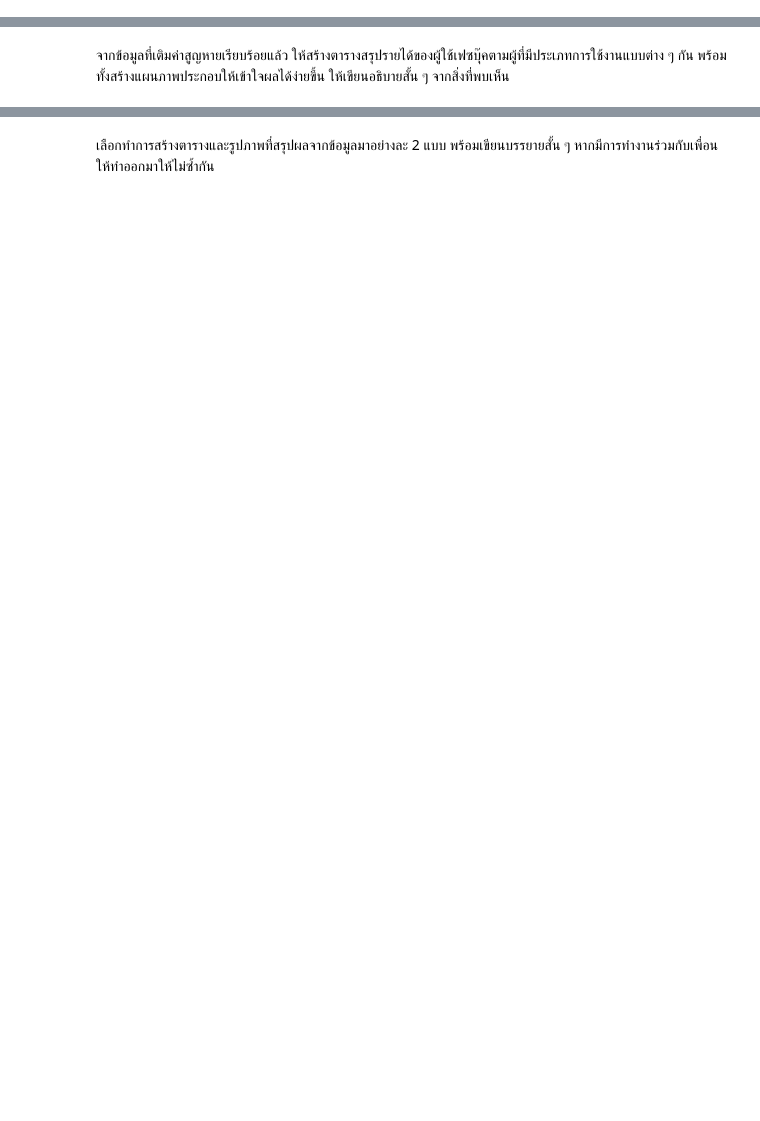
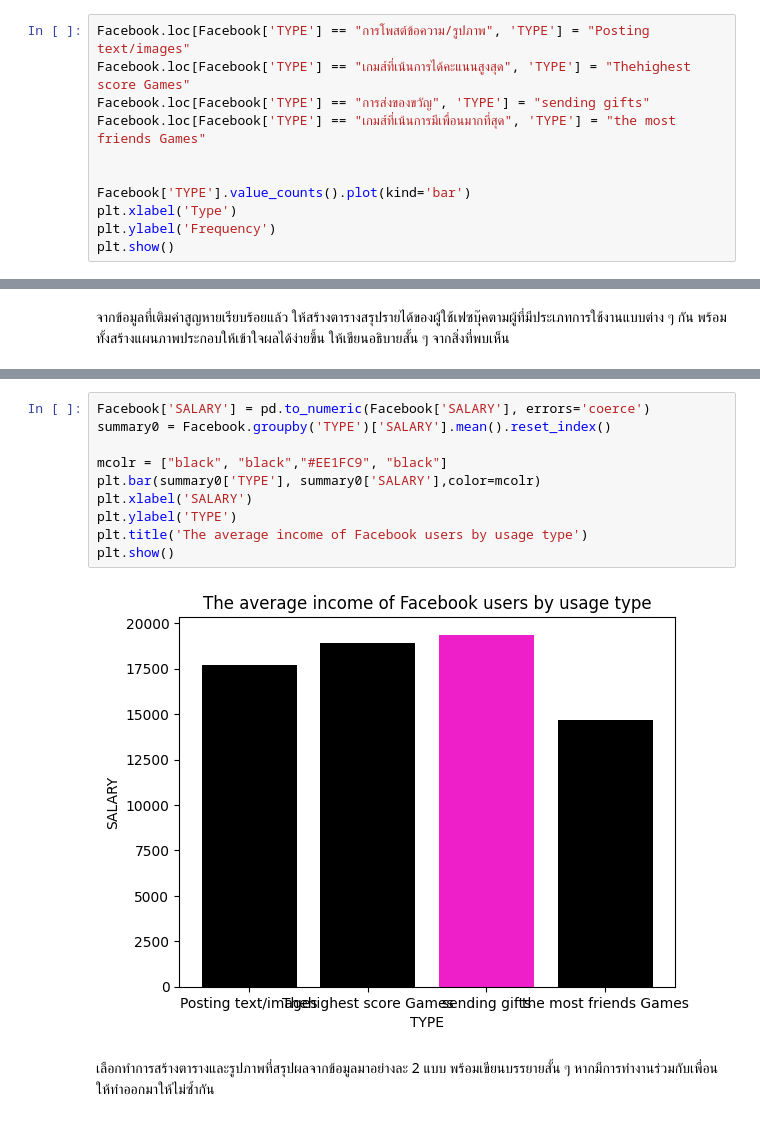
Before and after one commit to qmcnn/Data-Mining, a Jupyter notebook: Python_HW1.ipynb, the cells around one changed output, grey strips where cells are left out. Drawn from its saved outputs; the diff is of its cells as text; blank space fills up the shorter version.

```diff
--- a/Python_HW1.ipynb
+++ b/Python_HW1.ipynb
@@ -107,2 +270,13 @@ NameError: ignored
 # %% [markdown]
 จากข้อมูลที่เติมค่าสูญหายเรียบร้อยแล้ว ให้สร้าง bar plot แสดงความถี่ของประเภทการใช้งานแบบต่าง ๆ (TYPE)
+# %%
+Facebook.loc[Facebook['TYPE'] == "การโพสต์ข้อความ/รูปภาพ", 'TYPE'] = "Posting text/images"
+Facebook.loc[Facebook['TYPE'] == "เกมส์ที่เน้นการได้คะแนนสูงสุด", 'TYPE'] = "Thehighest score Games"
+Facebook.loc[Facebook['TYPE'] == "การส่งของขวัญ", 'TYPE'] = "sending gifts"
+Facebook.loc[Facebook['TYPE'] == "เกมส์ที่เน้นการมีเพื่อนมากที่สุด", 'TYPE'] = "the most friends Games"
+
+
+Facebook['TYPE'].value_counts().plot(kind='bar')
+plt.xlabel('Type')
+plt.ylabel('Frequency')
+plt.show()
@@ -115,2 +352,14 @@ NameError: ignored
+# %%
+Facebook['SALARY'] = pd.to_numeric(Facebook['SALARY'], errors='coerce')
+summary0 = Facebook.groupby('TYPE')['SALARY'].mean().reset_index()
+
+mcolr = ["black", "black","#EE1FC9", "black"]
+plt.bar(summary0['TYPE'], summary0['SALARY'],color=mcolr)
+plt.xlabel('SALARY')
+plt.ylabel('TYPE')
+plt.title('The average income of Facebook users by usage type')
+plt.show()
+# %% [output]
+[figure, added]
 # %% [markdown]
 เลือกทำการสร้างตารางและรูปภาพที่สรุปผลจากข้อมูลมาอย่างละ 2 แบบ พร้อมเขียนบรรยายสั้น ๆ หากมีการทำงานร่วมกับเพื่อน ให้ทำออกมาให้ไม่ซ้ำกัน
```
Also changed, not shown: parts of 30 cells of this notebook.
